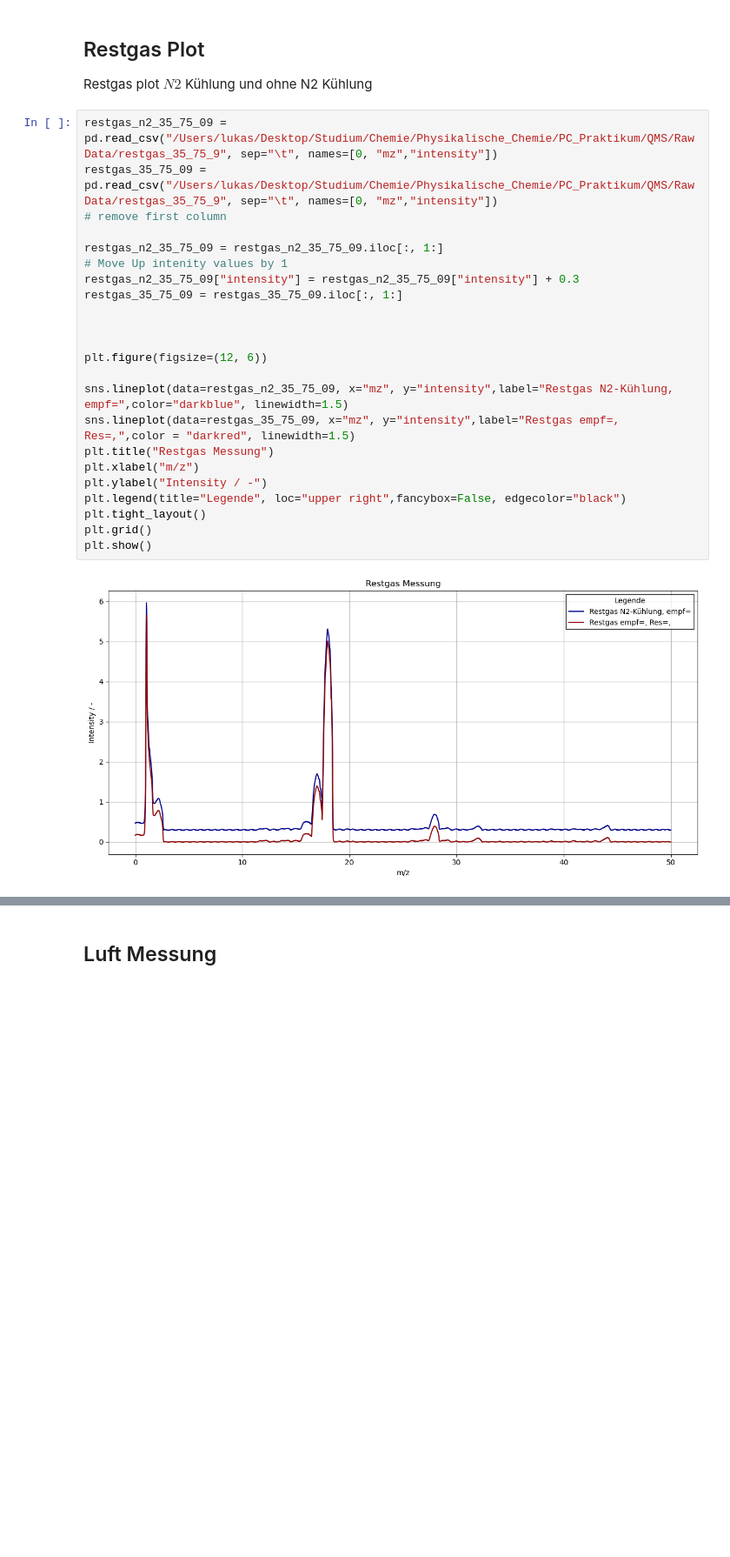
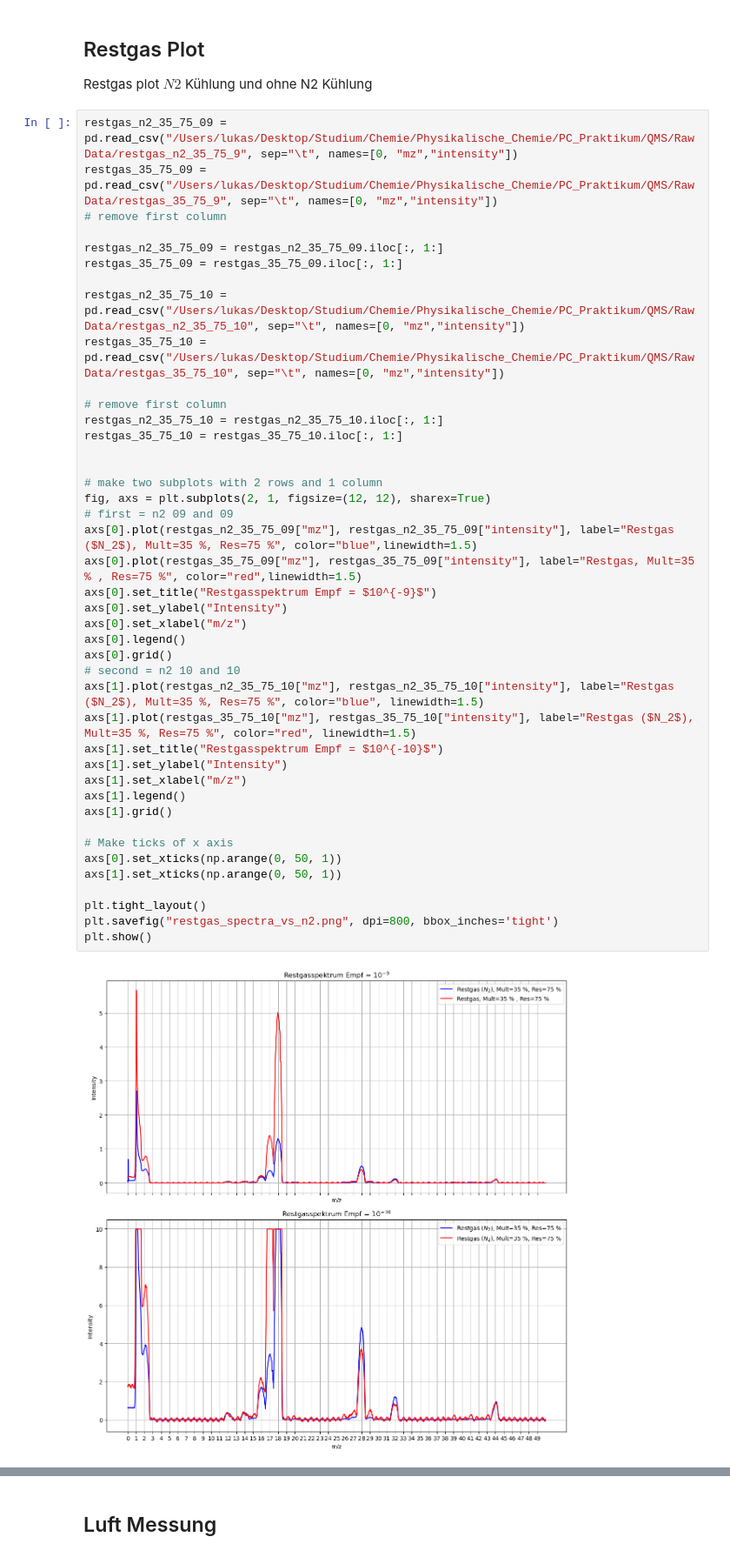
Before and after one commit to LukasMeinschad/Studium, a Jupyter notebook: Chemie/Physikalische_Chemie/PC_Praktikum/auswertung.ipynb, the cells around one changed output, grey strips where cells are left out. Shown at 87% size. Saved outputs shown, nothing was run; the diff lists cells and outputs as text; blank space fills up the shorter version.

```diff
--- a/Chemie/Physikalische_Chemie/PC_Praktikum/auswertung.ipynb
+++ b/Chemie/Physikalische_Chemie/PC_Praktikum/auswertung.ipynb
@@ -10,27 +10,46 @@ import pandas as pd
 
 Restgas plot $N2$ Kühlung und ohne N2 Kühlung
 # %%
-restgas_n2_35_75_09 = pd.read_csv("/Users/lukas/Desktop/Studium/Chemie/Physikalische_Chemie/PC_Praktikum/QMS/Raw Data/restgas_35_75_9", sep="\t", names=[0, "mz","intensity"])
+restgas_n2_35_75_09 = pd.read_csv("/Users/lukas/Desktop/Studium/Chemie/Physikalische_Chemie/PC_Praktikum/QMS/Raw Data/restgas_n2_35_75_9", sep="\t", names=[0, "mz","intensity"])
 restgas_35_75_09 = pd.read_csv("/Users/lukas/Desktop/Studium/Chemie/Physikalische_Chemie/PC_Praktikum/QMS/Raw Data/restgas_35_75_9", sep="\t", names=[0, "mz","intensity"])
 # remove first column
 
 restgas_n2_35_75_09 = restgas_n2_35_75_09.iloc[:, 1:]
-# Move Up intenity values by 1
-restgas_n2_35_75_09["intensity"] = restgas_n2_35_75_09["intensity"] + 0.3
 restgas_35_75_09 = restgas_35_75_09.iloc[:, 1:]
 
+restgas_n2_35_75_10 = pd.read_csv("/Users/lukas/Desktop/Studium/Chemie/Physikalische_Chemie/PC_Praktikum/QMS/Raw Data/restgas_n2_35_75_10", sep="\t", names=[0, "mz","intensity"])
+restgas_35_75_10 = pd.read_csv("/Users/lukas/Desktop/Studium/Chemie/Physikalische_Chemie/PC_Praktikum/QMS/Raw Data/restgas_35_75_10", sep="\t", names=[0, "mz","intensity"])
+
+# remove first column
+restgas_n2_35_75_10 = restgas_n2_35_75_10.iloc[:, 1:]
+restgas_35_75_10 = restgas_35_75_10.iloc[:, 1:]
 
 
-plt.figure(figsize=(12, 6))
+# make two subplots with 2 rows and 1 column
+fig, axs = plt.subplots(2, 1, figsize=(12, 12), sharex=True)
+# first = n2 09 and 09
+axs[0].plot(restgas_n2_35_75_09["mz"], restgas_n2_35_75_09["intensity"], label="Restgas ($N_2$), Mult=35 %, Res=75 %", color="blue",linewidth=1.5)
+axs[0].plot(restgas_35_75_09["mz"], restgas_35_75_09["intensity"], label="Restgas, Mult=35 % , Res=75 %", color="red",linewidth=1.5)
+axs[0].set_title("Restgasspektrum Empf = $10^{-9}$")
+axs[0].set_ylabel("Intensity")
+axs[0].set_xlabel("m/z")
+axs[0].legend()
+axs[0].grid()
+# second = n2 10 and 10
+axs[1].plot(restgas_n2_35_75_10["mz"], restgas_n2_35_75_10["intensity"], label="Restgas ($N_2$), Mult=35 %, Res=75 %", color="blue", linewidth=1.5)
+axs[1].plot(restgas_35_75_10["mz"], restgas_35_75_10["intensity"], label="Restgas ($N_2$), Mult=35 %, Res=75 %", color="red", linewidth=1.5)
+axs[1].set_title("Restgasspektrum Empf = $10^{-10}$")
+axs[1].set_ylabel("Intensity")
+axs[1].set_xlabel("m/z")
+axs[1].legend()
+axs[1].grid()
 
-sns.lineplot(data=restgas_n2_35_75_09, x="mz", y="intensity",label="Restgas N2-Kühlung, empf=",color="darkblue", linewidth=1.5)
-sns.lineplot(data=restgas_35_75_09, x="mz", y="intensity",label="Restgas empf=, Res=,",color = "darkred", linewidth=1.5)
-plt.title("Restgas Messung")
-plt.xlabel("m/z")
-plt.ylabel("Intensity / -")
-plt.legend(title="Legende", loc="upper right",fancybox=False, edgecolor="black")
+# Make ticks of x axis
+axs[0].set_xticks(np.arange(0, 50, 1))
+axs[1].set_xticks(np.arange(0, 50, 1))
+
 plt.tight_layout()
-plt.grid()
+plt.savefig("restgas_spectra_vs_n2.png", dpi=800, bbox_inches='tight')
 plt.show()
 # %% [output]
-[figure, old version]
+[figure, new version]
```
Also changed, not shown: parts of 14 cells of this notebook, 13 other files.
